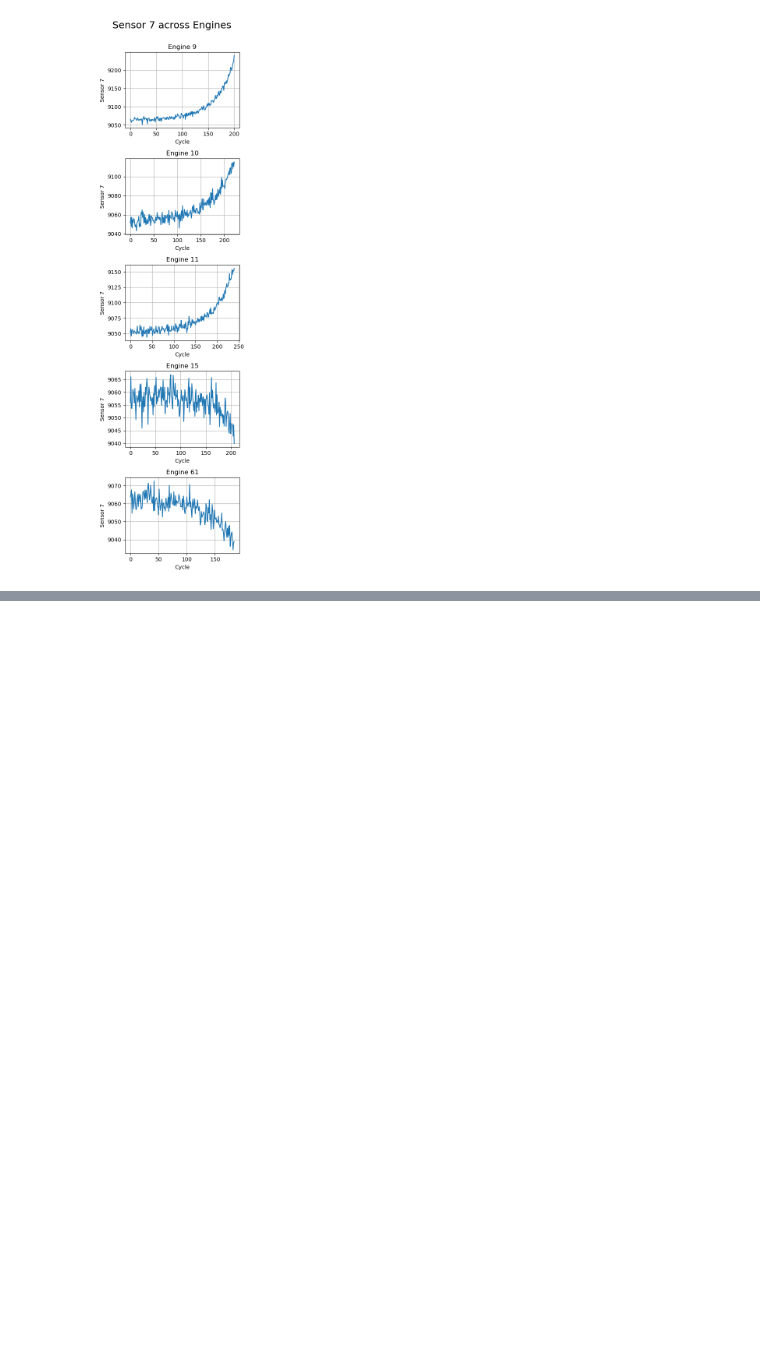
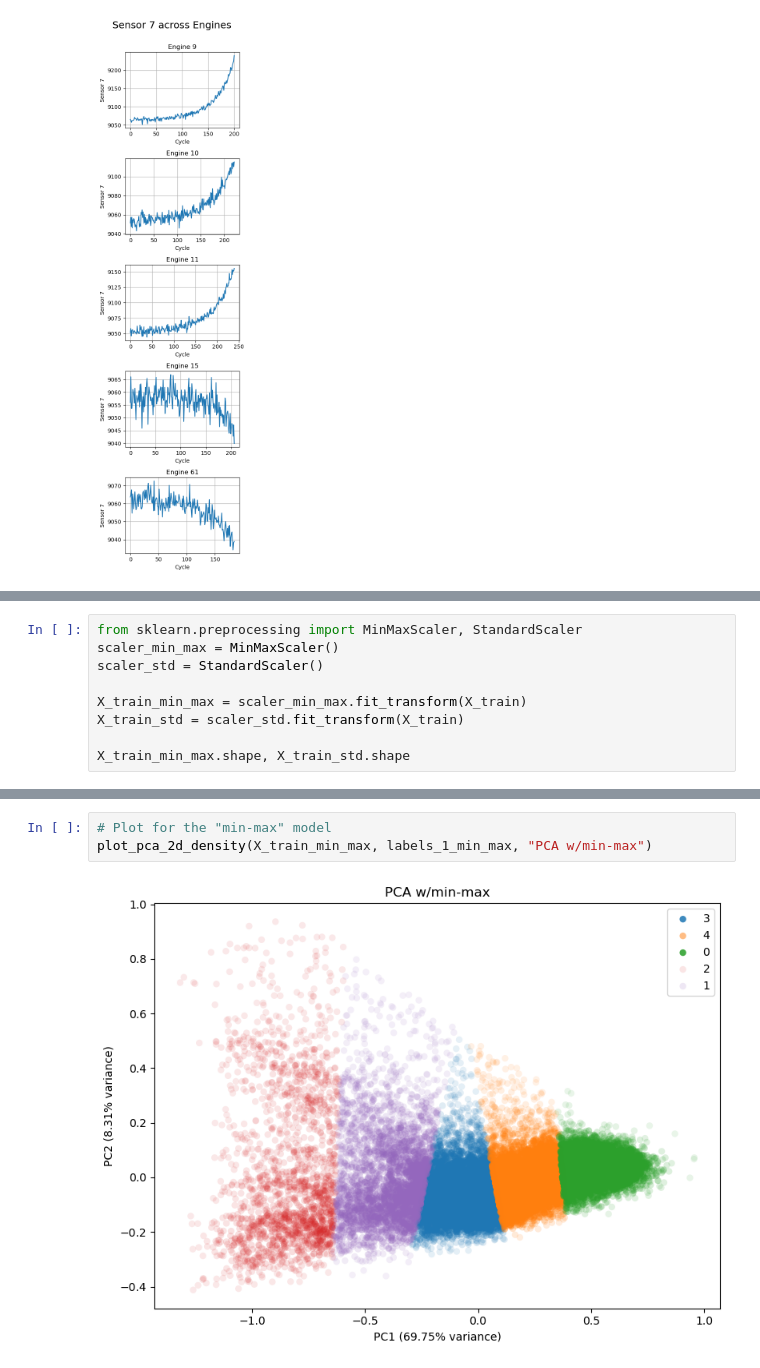
Before and after one commit to Dristro/ML_Project, a Jupyter notebook: G_007_053_055_132_199/code/Phase-1.ipynb, the cells around one changed output, grey strips where cells are left out. Cells and saved outputs as stored; diff of their text form; blank space fills up the shorter version.

```diff
--- a/G_007_053_055_132_199/code/Phase-1.ipynb
+++ b/G_007_053_055_132_199/code/Phase-1.ipynb
@@ -205,0 +225,9 @@ engine_vs_single_sensor([9, 10, 11, 15, 61], 7)
+# %%
+from sklearn.preprocessing import MinMaxScaler, StandardScaler
+scaler_min_max = MinMaxScaler()
+scaler_std = StandardScaler()
+
+X_train_min_max = scaler_min_max.fit_transform(X_train)
+X_train_std = scaler_std.fit_transform(X_train)
+
+X_train_min_max.shape, X_train_std.shape
@@ -205,0 +366,5 @@ engine_vs_single_sensor([9, 10, 11, 15, 61], 7)
+# %%
+# Plot for the "min-max" model
+plot_pca_2d_density(X_train_min_max, labels_1_min_max, "PCA w/min-max")
+# %% [output]
+[figure, added]
```
Also changed, not shown: parts of 19 cells of this notebook.
